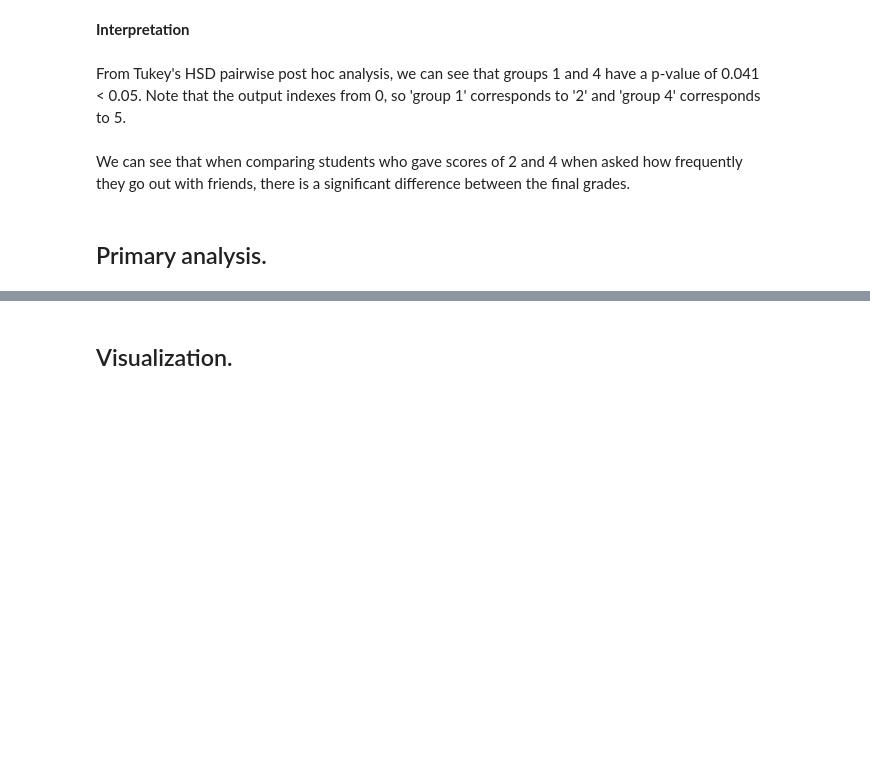
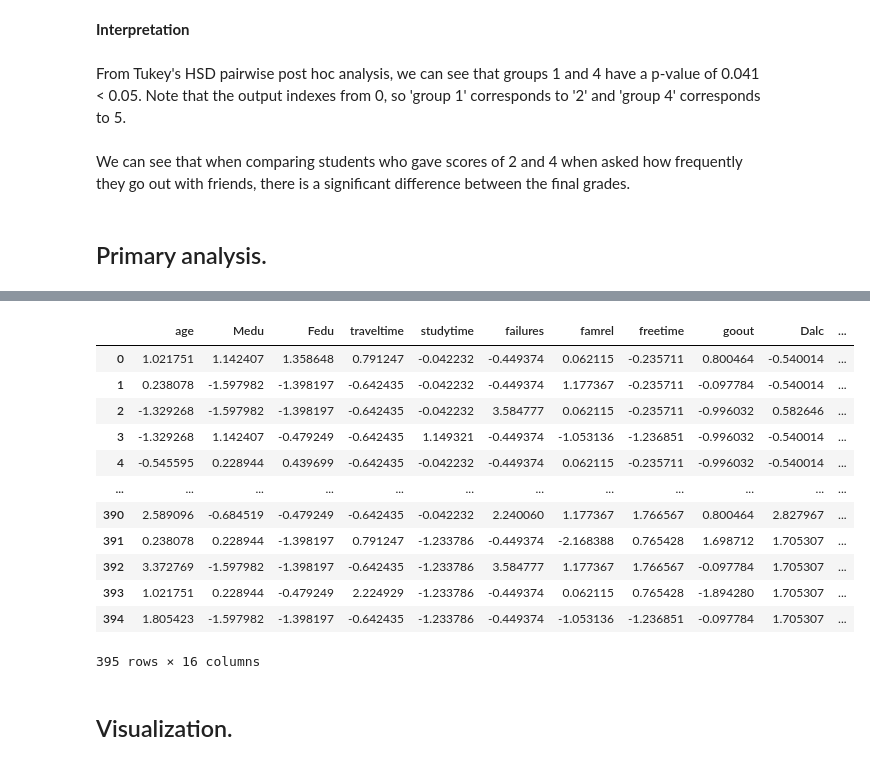
Before and after one commit to KevinTruong13/320_group_project, a Jupyter notebook: Final_Project/Project.ipynb, the cells around one changed output, grey strips where cells are left out. Drawn from its saved outputs; the diff is of its cells as text; code cells hidden in the pictures; blank space fills up the shorter version.

```diff
--- a/Final_Project/Project.ipynb
+++ b/Final_Project/Project.ipynb
@@ -368,3 +395,27 @@ answer the questions you posed in the introduction. Explain your reasoning. -->
+# %%
+from scipy import stats
+scaler = StandardScaler()
+
+standardized_num_df = pd.DataFrame()
+
+for feature in num_columns:
+    standardized_num_df[feature] = (df[feature] - df[feature].mean()) / df[feature].std()
+
+standardized_num_df
+# %% [output]
+|  | age | Medu | Fedu | traveltime | studytime | failures | famrel | freetime | goout | Dalc | ... |
+| 0 | 1.021751 | 1.142407 | 1.358648 | 0.791247 | -0.042232 | -0.449374 | 0.062115 | -0.235711 | 0.800464 | -0.540014 | ... |
+| 1 | 0.238078 | -1.597982 | -1.398197 | -0.642435 | -0.042232 | -0.449374 | 1.177367 | -0.235711 | -0.097784 | -0.540014 | ... |
+| 2 | -1.329268 | -1.597982 | -1.398197 | -0.642435 | -0.042232 | 3.584777 | 0.062115 | -0.235711 | -0.996032 | 0.582646 | ... |
+| 3 | -1.329268 | 1.142407 | -0.479249 | -0.642435 | 1.149321 | -0.449374 | -1.053136 | -1.236851 | -0.996032 | -0.540014 | ... |
+| 4 | -0.545595 | 0.228944 | 0.439699 | -0.642435 | -0.042232 | -0.449374 | 0.062115 | -0.235711 | -0.996032 | -0.540014 | ... |
+| ... | ... | ... | ... | ... | ... | ... | ... | ... | ... | ... | ... |
+| 390 | 2.589096 | -0.684519 | -0.479249 | -0.642435 | -0.042232 | 2.240060 | 1.177367 | 1.766567 | 0.800464 | 2.827967 | ... |
+| 391 | 0.238078 | 0.228944 | -1.398197 | 0.791247 | -1.233786 | -0.449374 | -2.168388 | 0.765428 | 1.698712 | 1.705307 | ... |
+| 392 | 3.372769 | -1.597982 | -1.398197 | -0.642435 | -1.233786 | 3.584777 | 1.177367 | 1.766567 | -0.097784 | 1.705307 | ... |
+| 393 | 1.021751 | 0.228944 | -0.479249 | 2.224929 | -1.233786 | -0.449374 | 0.062115 | 0.765428 | -1.894280 | 1.705307 | ... |
+| 394 | 1.805423 | -1.597982 | -1.398197 | -0.642435 | -1.233786 | -0.449374 | -1.053136 | -1.236851 | -0.097784 | 1.705307 | ... |
+395 rows × 16 columns
 # %% [markdown]
 ## Visualization.
 <!-- TODO (Chan): Explain the results and insights of your primary analysis with at least
```
Also changed, not shown: parts of 8 cells of this notebook.
